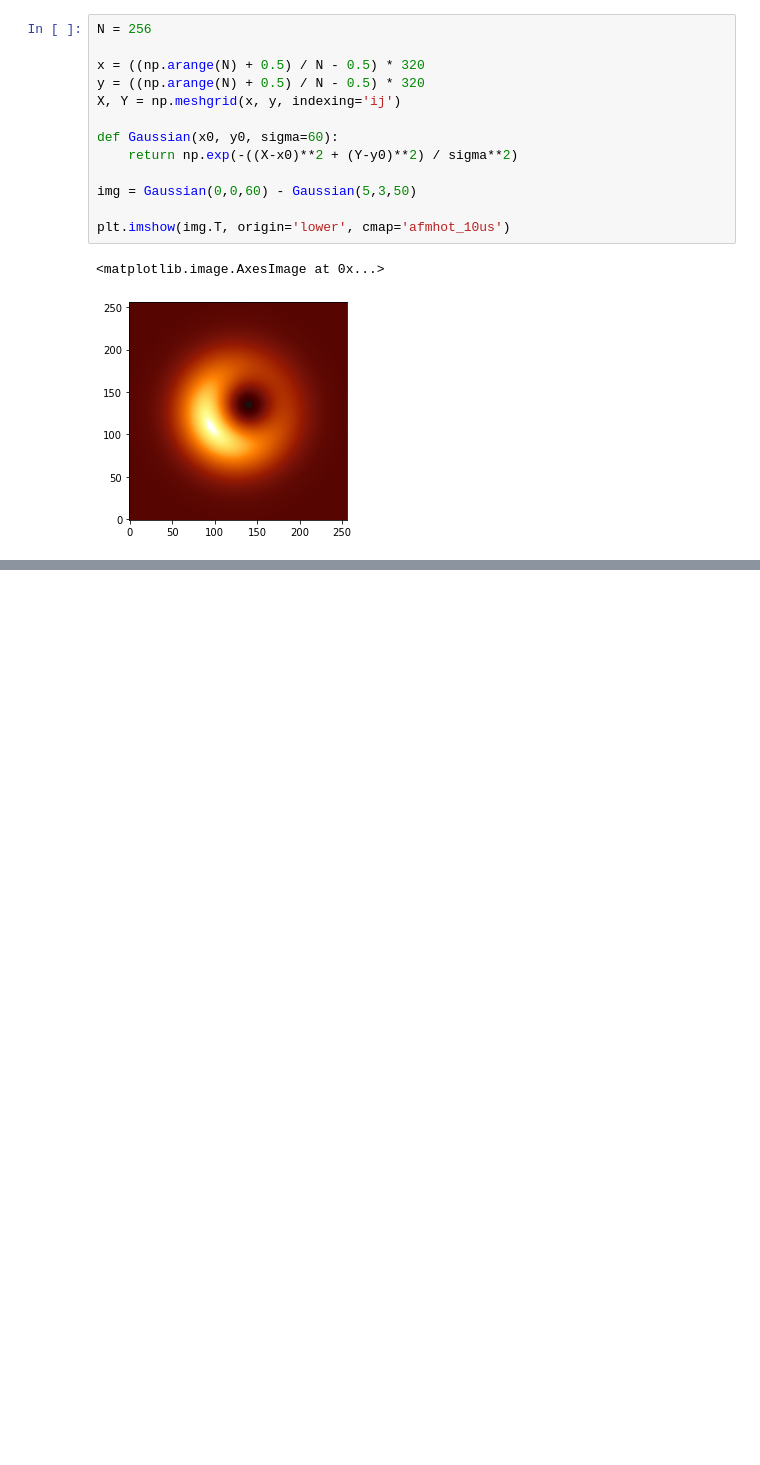
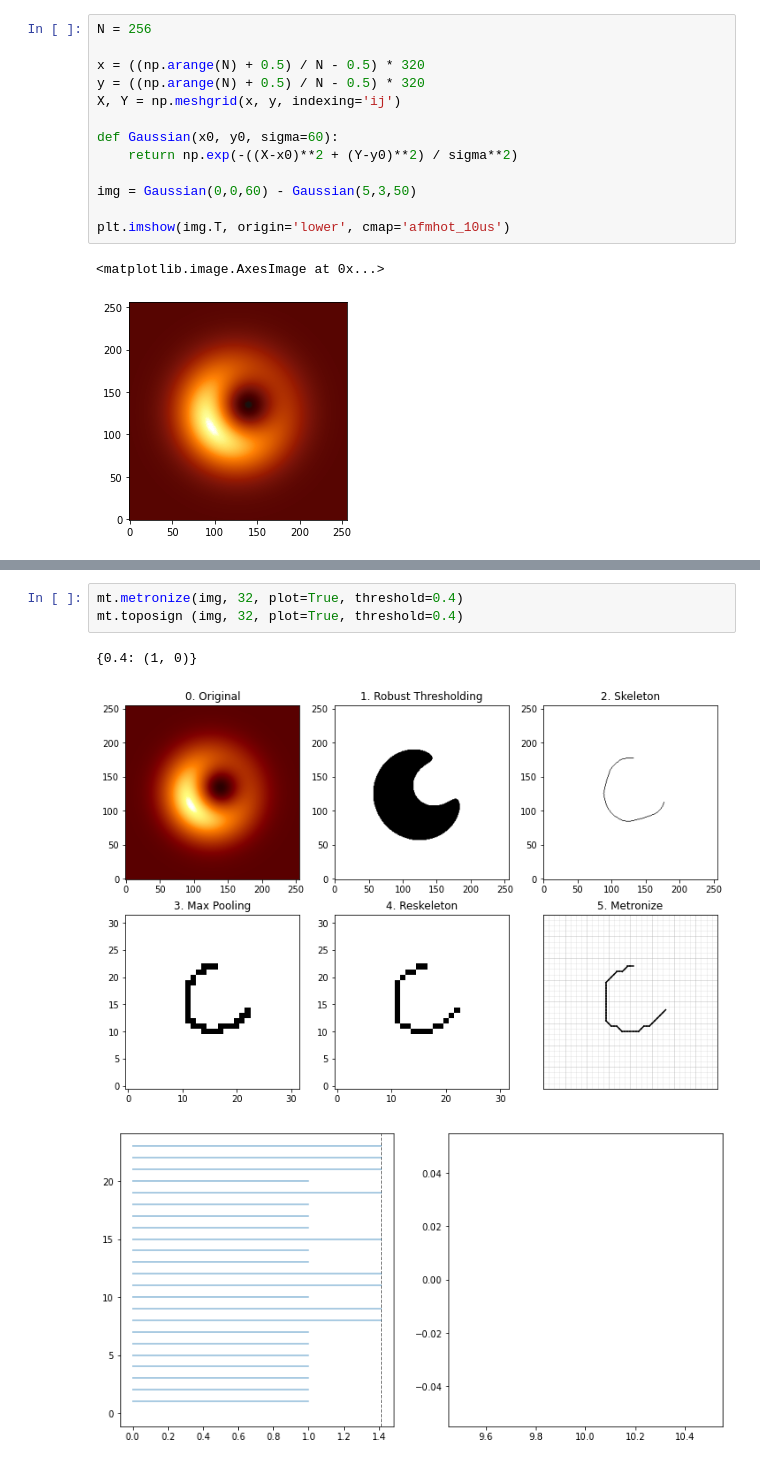
Before and after one commit to focisrc/metronization, a Jupyter notebook: demo/demo.ipynb, the cells around one changed output, grey strips where cells are left out. Saved outputs shown, nothing was run; the diff lists cells and outputs as text; blank space fills up the shorter version.

```diff
--- a/demo/demo.ipynb
+++ b/demo/demo.ipynb
@@ -59,0 +40,7 @@ mt.toposign(img, 32, plot=True)
+# %%
+mt.metronize(img, 32, plot=True, threshold=0.4)
+mt.toposign (img, 32, plot=True, threshold=0.4)
+# %% [output]
+{0.4: (1, 0)}
+[figure, added]
+[figure, added]
```
Also changed, not shown: parts of 2 cells of this notebook.
